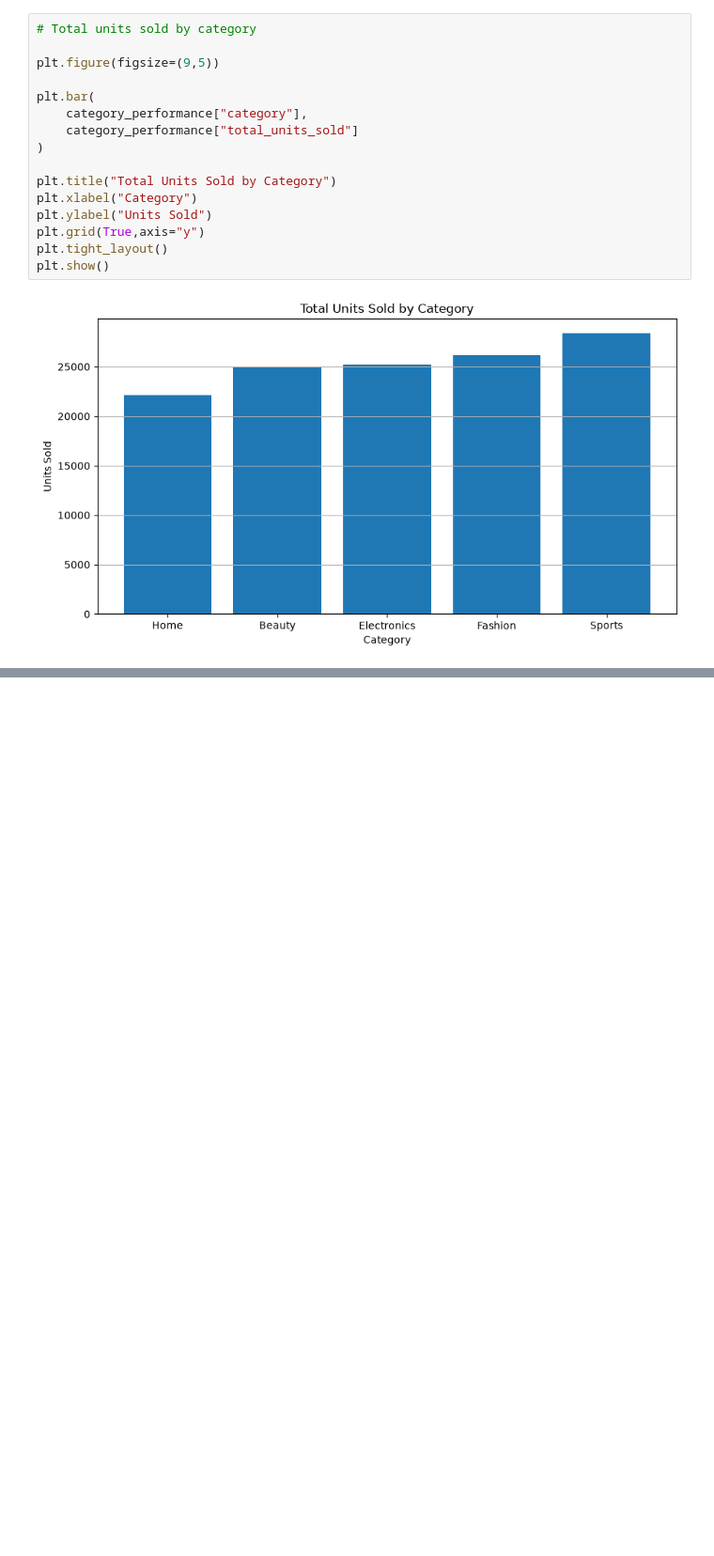
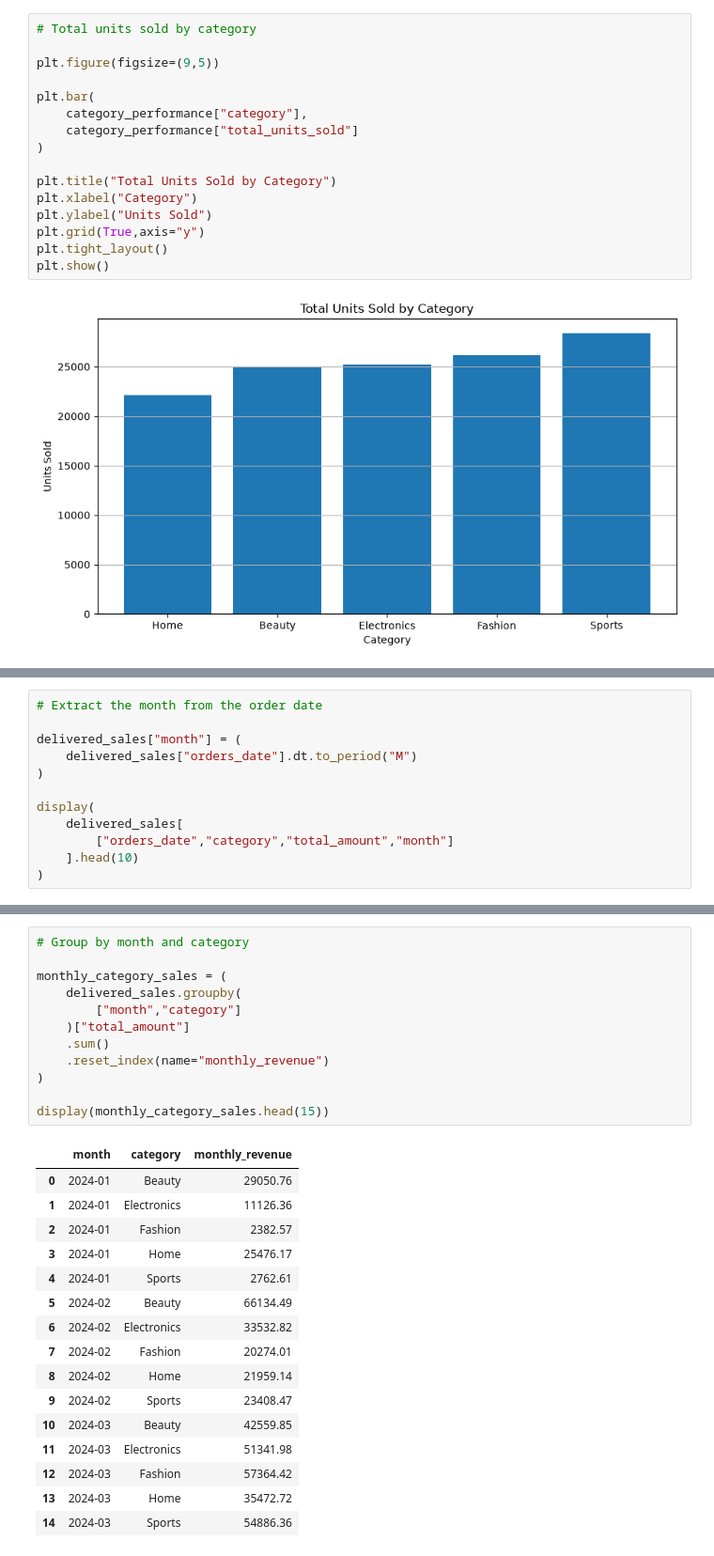
Before and after one commit to Mohammedvahith/E-commerce-Sales-Customer-Analytics, a Jupyter notebook: shopease-analytics/notebooks/03_eda.ipynb, the cells around one changed output, grey strips where cells are left out. Shown at 94% size. Cells and saved outputs as stored; diff of their text form; blank space fills up the shorter version.

```diff
--- a/shopease-analytics/notebooks/03_eda.ipynb
+++ b/shopease-analytics/notebooks/03_eda.ipynb
@@ -2445,0 +2452,12 @@ plt.show()
+# %%
+# Extract the month from the order date
+
+delivered_sales["month"] = (
+    delivered_sales["orders_date"].dt.to_period("M")
+)
+
+display(
+    delivered_sales[
+        ["orders_date","category","total_amount","month"]
+    ].head(10)
+)
@@ -2445,0 +2476,29 @@ plt.show()
+# %%
+# Group by month and category
+
+monthly_category_sales = (
+    delivered_sales.groupby(
+        ["month","category"]
+    )["total_amount"]
+    .sum()
+    .reset_index(name="monthly_revenue")
+)
+
+display(monthly_category_sales.head(15))
+# %% [output]
+|  | month | category | monthly_revenue |
+| 0 | 2024-01 | Beauty | 29050.76 |
+| 1 | 2024-01 | Electronics | 11126.36 |
+| 2 | 2024-01 | Fashion | 2382.57 |
+| 3 | 2024-01 | Home | 25476.17 |
+| 4 | 2024-01 | Sports | 2762.61 |
+| 5 | 2024-02 | Beauty | 66134.49 |
+| 6 | 2024-02 | Electronics | 33532.82 |
+| 7 | 2024-02 | Fashion | 20274.01 |
+| 8 | 2024-02 | Home | 21959.14 |
+| 9 | 2024-02 | Sports | 23408.47 |
+| 10 | 2024-03 | Beauty | 42559.85 |
+| 11 | 2024-03 | Electronics | 51341.98 |
+| 12 | 2024-03 | Fashion | 57364.42 |
+| 13 | 2024-03 | Home | 35472.72 |
+| 14 | 2024-03 | Sports | 54886.36 |
```
Also changed, not shown: parts of 2 cells of this notebook.
